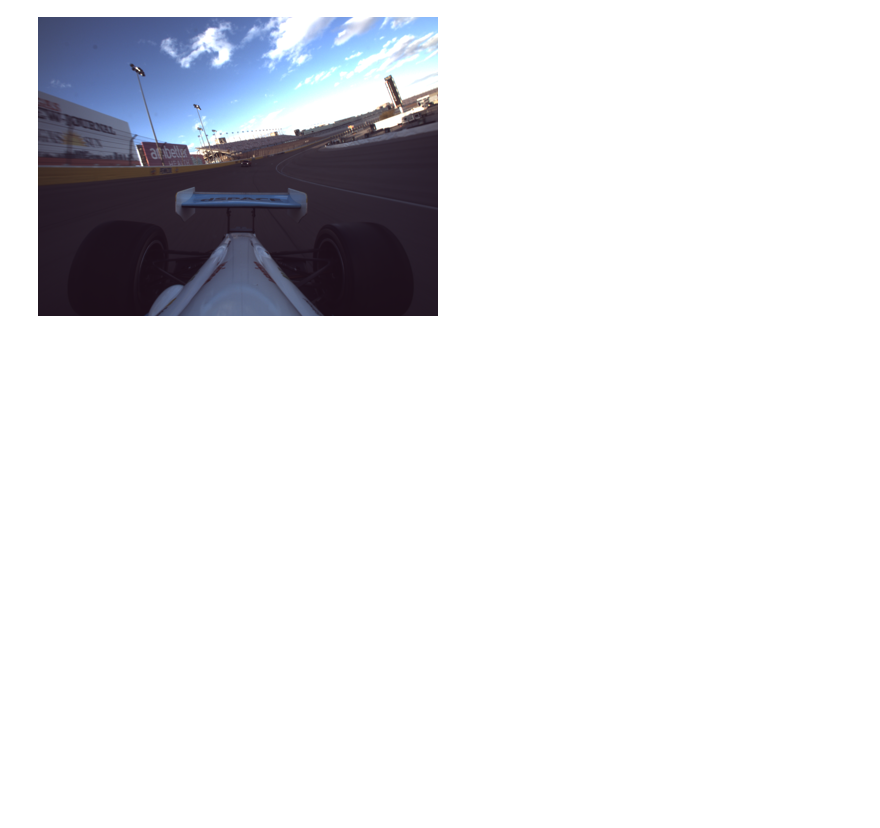
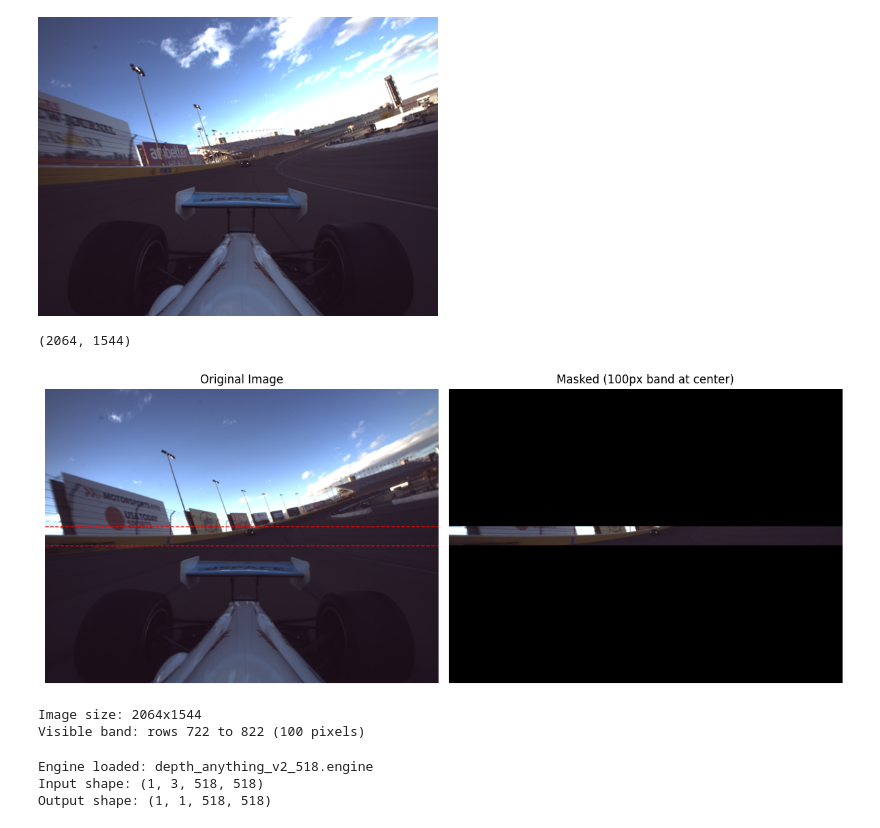
Before and after one commit to preyneyv/cs294-depth-anything, a Jupyter notebook: test.ipynb, the cells around one changed output. Saved outputs shown, nothing was run; the diff lists cells and outputs as text; code cells hidden in the pictures; blank space fills up the shorter version.

```diff
--- a/test.ipynb
+++ b/test.ipynb
@@ -73,3 +73,48 @@ preview.thumbnail((400, 400))
 preview
 # %% [output]
 [figure]
+# %%
+img.size
+# %% [output]
+(2064, 1544)
+# %%
+# Create masked image with 100px horizontal band in vertical center
+img_array = np.array(img)
+height, width = img_array.shape[:2]
+
+# Calculate vertical center band
+center_y = height // 2
+band_height = 100
+top = center_y - band_height // 2
+bottom = center_y + band_height // 2
+
+# Create mask (all black)
+masked_img_array = np.zeros_like(img_array)
+
+# Keep only the center horizontal band
+masked_img_array[top:bottom, :] = img_array[top:bottom, :]
+
+# Convert back to PIL Image
+masked_img = Image.fromarray(masked_img_array)
+
+# Display
+fig, axes = plt.subplots(1, 2, figsize=(12, 5))
+axes[0].imshow(img)
+axes[0].set_title('Original Image')
+axes[0].axhline(y=top, color='r', linestyle='--', linewidth=1)
+axes[0].axhline(y=bottom, color='r', linestyle='--', linewidth=1)
+axes[0].axis('off')
+
+axes[1].imshow(masked_img)
+axes[1].set_title(f'Masked (100px band at center)')
+axes[1].axis('off')
+
+plt.tight_layout()
+plt.show()
+
+print(f"Image size: {width}x{height}")
+print(f"Visible band: rows {top} to {bottom} (100 pixels)")
+# %% [output]
+[figure, added]
+Image size: 2064x1544
+Visible band: rows 722 to 822 (100 pixels)
@@ -75,0 +123,24 @@ preview
+# %%
+import tensorrt as trt
+import numpy as np
+from pathlib import Path
+import cv2
+
+# Load TensorRT engine
+ENGINE_PATH = "depth_anything_v2_518.engine"
+
+logger = trt.Logger(trt.Logger.WARNING)
+runtime = trt.Runtime(logger)
+
+with open(ENGINE_PATH, "rb") as f:
+    engine = runtime.deserialize_cuda_engine(f.read())
+
+context = engine.create_execution_context()
+
+print(f"Engine loaded: {ENGINE_PATH}")
+print(f"Input shape: {engine.get_tensor_shape(engine.get_tensor_name(0))}")
+print(f"Output shape: {engine.get_tensor_shape(engine.get_tensor_name(1))}")
+# %% [output]
+Engine loaded: depth_anything_v2_518.engine
+Input shape: (1, 3, 518, 518)
+Output shape: (1, 1, 518, 518)
```
Also changed, not shown: parts of 8 cells of this notebook.
